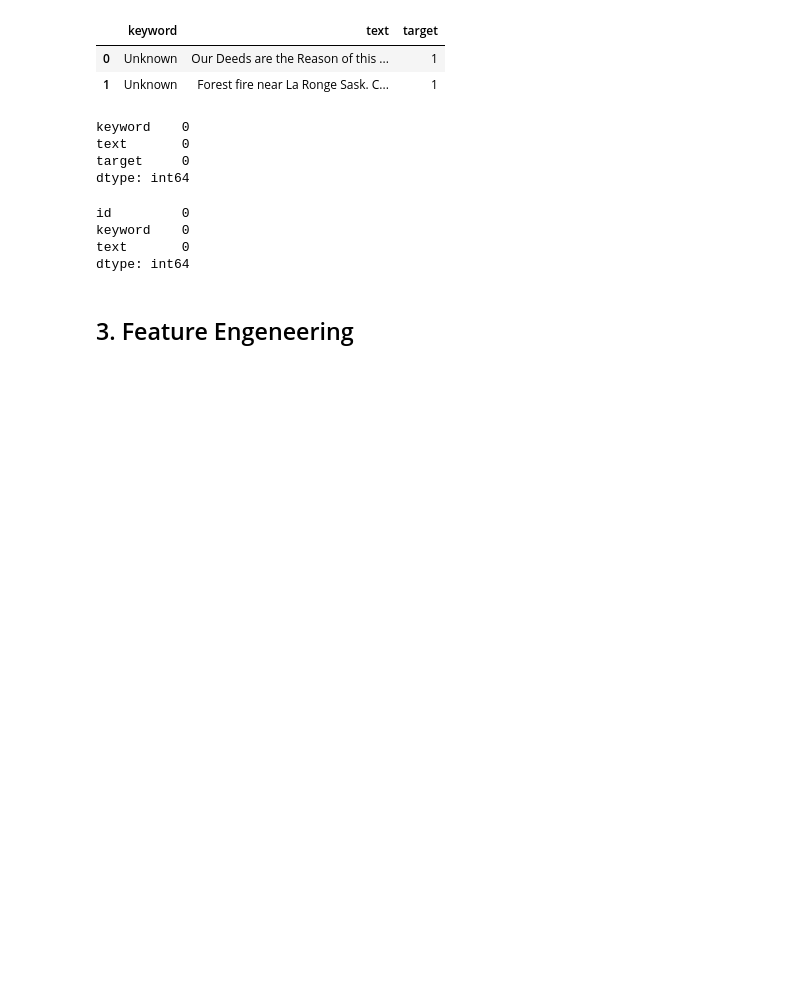
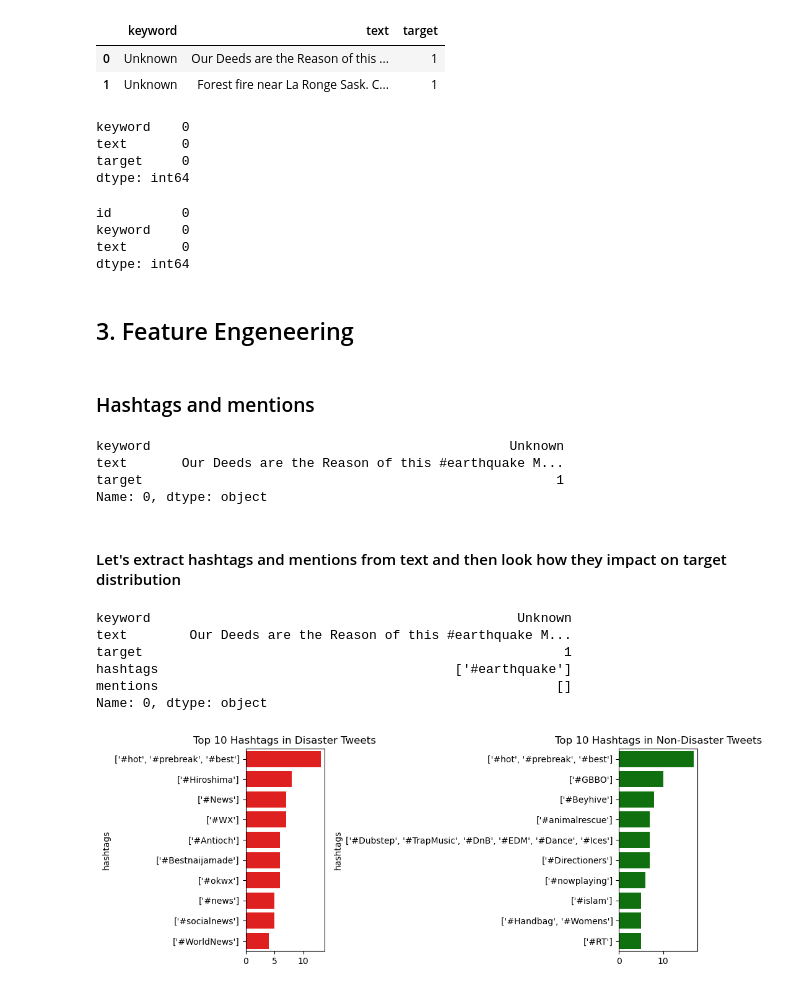
Before and after one commit to novopoli/NLP_tweets_classification, a Jupyter notebook: Disaster_tweets.ipynb, the cells around one changed output. Drawn from its saved outputs; the diff is of its cells as text; code cells hidden in the pictures; blank space fills up the shorter version.

Commit message:
add feature engeneering and text preprocessing

```diff
--- a/Disaster_tweets.ipynb
+++ b/Disaster_tweets.ipynb
@@ -198,3 +198,40 @@ text       0
 dtype: int64
 # %% [markdown]
 ## 3. Feature Engeneering
+# %% [markdown]
+### Hashtags and mentions
+# %%
+train.iloc[0]
+# %% [output]
+keyword                                              Unknown
+text       Our Deeds are the Reason of this #earthquake M...
+target                                                     1
+Name: 0, dtype: object
+# %% [markdown]
+#### Let's extract hashtags and mentions from text and then look how they impact on target distribution
+# %%
+train['hashtags'] = train['text'].apply(lambda x: re.findall(r'#\w+', x)).astype(str)
+train['mentions'] = train['text'].apply(lambda x: re.findall(r'@\w+', x)).astype(str)
+
+train.iloc[0]
+# %% [output]
+keyword                                               Unknown
+text        Our Deeds are the Reason of this #earthquake M...
+target                                                      1
+hashtags                                      ['#earthquake']
+mentions                                                   []
+Name: 0, dtype: object
+# %%
+top_disaster_hashtags = train[train['target'] == 1]['hashtags'].value_counts().iloc[1:11]
+top_nondisaster_hashtags = train[train['target'] == 0]['hashtags'].value_counts().iloc[1:11]
+
+# Plotting the top locations
+fig, axes = plt.subplots(1, 2, figsize=(10, 4))
+sns.barplot(y=top_disaster_hashtags.index, x=top_disaster_hashtags.values, ax=axes[0], color='red')
+axes[0].set_title('Top 10 Hashtags in Disaster Tweets')
+sns.barplot(y=top_nondisaster_hashtags.index, x=top_nondisaster_hashtags.values, ax=axes[1], color='green')
+axes[1].set_title('Top 10 Hashtags in Non-Disaster Tweets')
+plt.tight_layout()
+plt.show()
+# %% [output]
+[figure, added]
```
Also changed, not shown: parts of 16 cells of this notebook.
